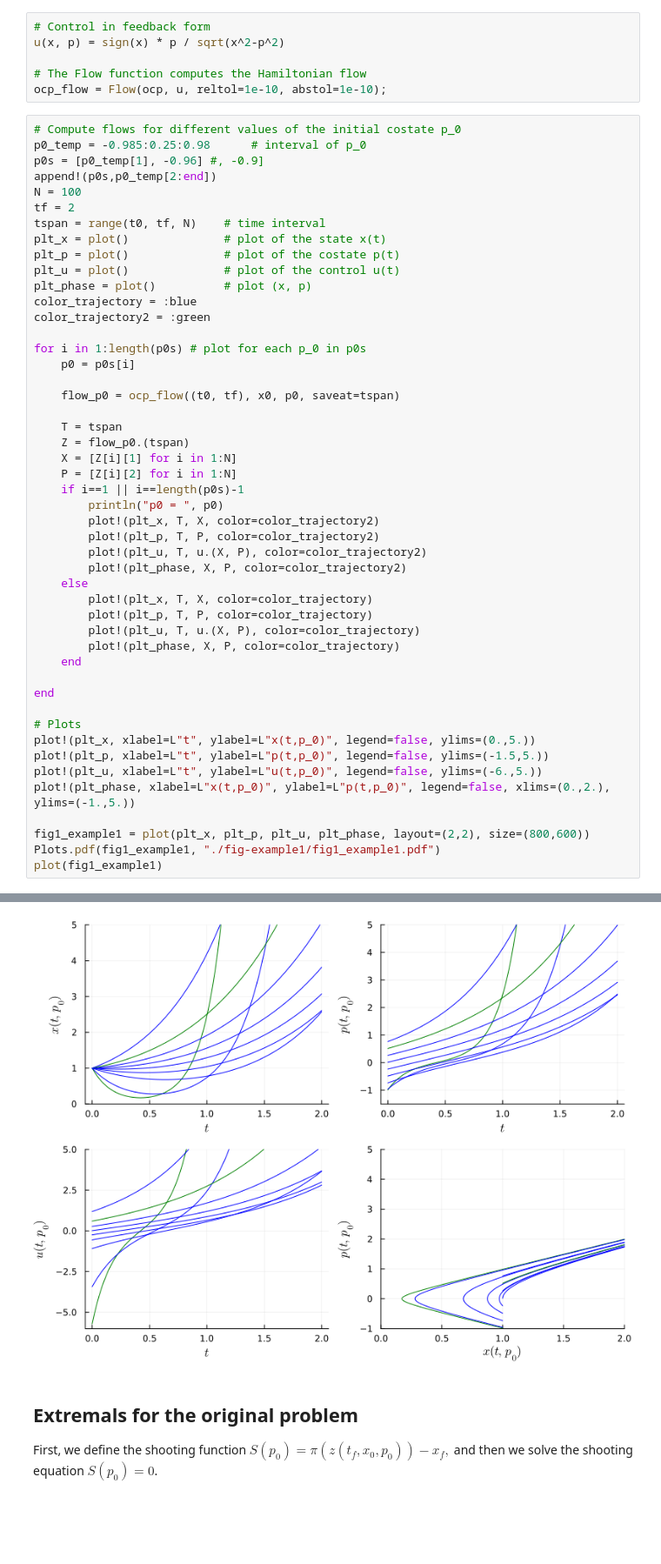
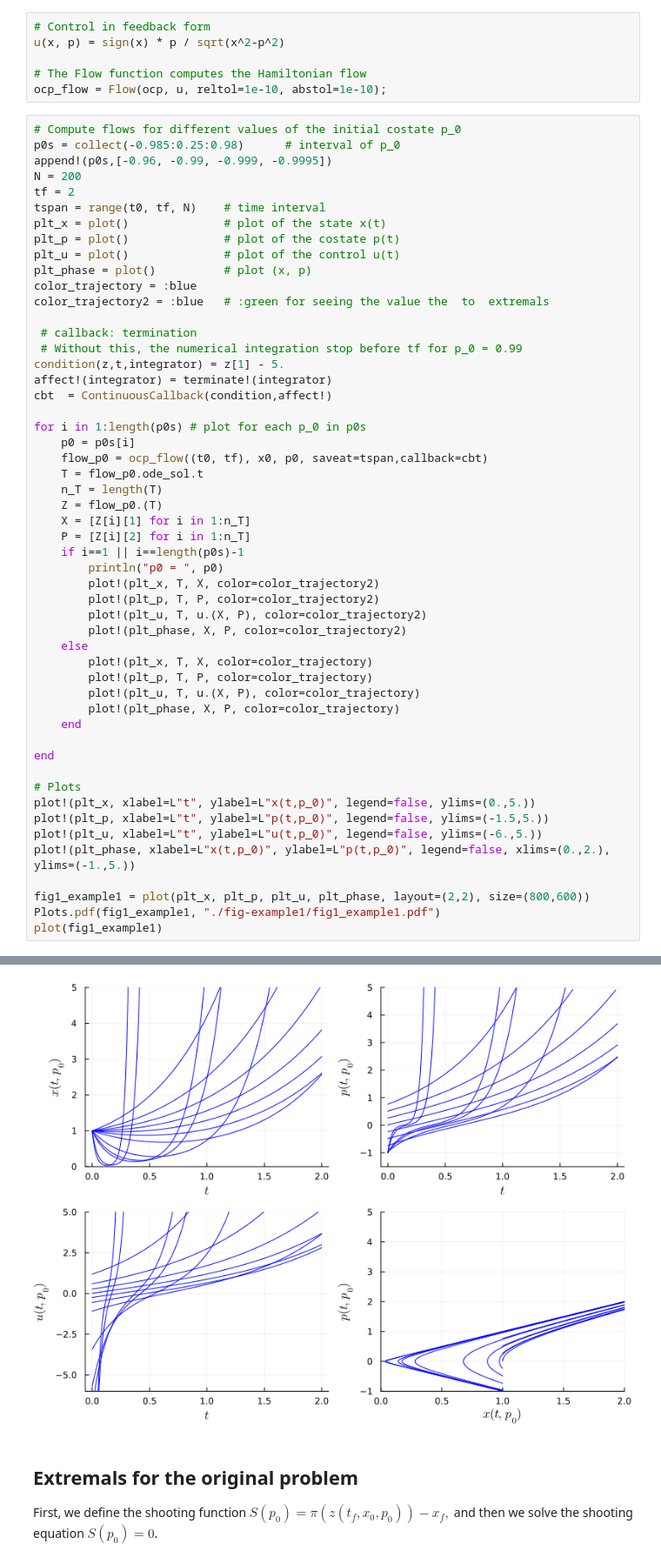
Before and after one commit to control-toolbox/Kupka, a Jupyter notebook: min-area.ipynb, the cells around one changed output, grey strips where cells are left out. Shown at 87% size. Cells and saved outputs as stored; diff of their text form; blank space fills up the shorter version.

```diff
--- a/min-area.ipynb
+++ b/min-area.ipynb
@@ -85,10 +85,9 @@ u(x, p) = sign(x) * p / sqrt(x^2-p^2)
 ocp_flow = Flow(ocp, u, reltol=1e-10, abstol=1e-10);
 # %%
 # Compute flows for different values of the initial costate p_0
-p0_temp = -0.985:0.25:0.98      # interval of p_0
-p0s = [p0_temp[1], -0.96] #, -0.9]
-append!(p0s,p0_temp[2:end])
-N = 100
+p0s = collect(-0.985:0.25:0.98)      # interval of p_0
+append!(p0s,[-0.96, -0.99, -0.999, -0.9995])
+N = 200
 tf = 2
 tspan = range(t0, tf, N)    # time interval
 plt_x = plot()              # plot of the state x(t)
@@ -96,17 +95,22 @@ plt_p = plot()              # plot of the costate p(t)
 plt_u = plot()              # plot of the control u(t)
 plt_phase = plot()          # plot (x, p)
 color_trajectory = :blue
-color_trajectory2 = :green
+color_trajectory2 = :blue   # :green for seeing the value the  to  extremals
+
+ # callback: termination
+ # Without this, the numerical integration stop before tf for p_0 = 0.99
+condition(z,t,integrator) = z[1] - 5.
+affect!(integrator) = terminate!(integrator)
+cbt  = ContinuousCallback(condition,affect!)
 
 for i in 1:length(p0s) # plot for each p_0 in p0s
     p0 = p0s[i]
-
-    flow_p0 = ocp_flow((t0, tf), x0, p0, saveat=tspan)
-
-    T = tspan
-    Z = flow_p0.(tspan)
-    X = [Z[i][1] for i in 1:N]
-    P = [Z[i][2] for i in 1:N]
+    flow_p0 = ocp_flow((t0, tf), x0, p0, saveat=tspan,callback=cbt)
+    T = flow_p0.ode_sol.t
+    n_T = length(T)
+    Z = flow_p0.(T)
+    X = [Z[i][1] for i in 1:n_T]
+    P = [Z[i][2] for i in 1:n_T]
     if i==1 || i==length(p0s)-1
         println("p0 = ", p0)
         plot!(plt_x, T, X, color=color_trajectory2)
@@ -137,4 +141,4 @@ p0 = 0.515
-[figure, old version]
+[figure, new version]
 # %% [markdown]
 ## Extremals for the original problem
 First, we define the  shooting function
```
Also changed, not shown: parts of 7 cells of this notebook, 4 other files.
